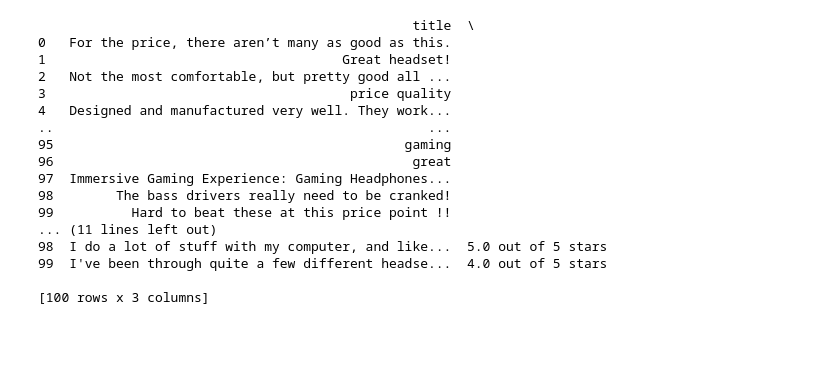
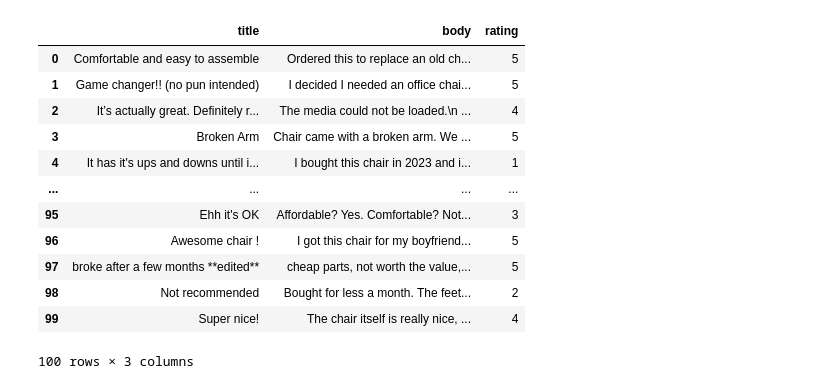
Before and after one commit to mariannazapo/projectDPIP, a Jupyter notebook: reviewsscraper.ipynb, the cells around one changed output. Cells and saved outputs as stored; diff of their text form; code cells hidden in the pictures; blank space fills up the shorter version.

```diff
--- a/reviewsscraper.ipynb
+++ b/reviewsscraper.ipynb
@@ -96,22 +93,0 @@ def mein(base_url):
-# %%
-
-if __name__ == '__main__':
-    mein(base_url = 'https://www.amazon.com/Razer-BlackShark-V2-Gaming-Headset/product-reviews/B09PZG4R17/ref=cm_cr_dp_d_show_all_btm?ie=UTF8&reviewerType=all_reviews')
-# %% [output]
-                                                title  \
-0   For the price, there aren’t many as good as this.
-1                                      Great headset!
-2   Not the most comfortable, but pretty good all ...
-3                                       price quality
-4   Designed and manufactured very well. They work...
-..                                                ...
-95                                             gaming
-96                                              great
-97  Immersive Gaming Experience: Gaming Headphones...
-98        The bass drivers really need to be cranked!
-99          Hard to beat these at this price point !!
-... (11 lines left out)
-98  I do a lot of stuff with my computer, and like...  5.0 out of 5 stars
-99  I've been through quite a few different headse...  4.0 out of 5 stars
-
-[100 rows x 3 columns]
@@ -117,0 +99,17 @@ if __name__ == '__main__':
+# %%
+df = pd.read_csv("chair.csv")
+df
+# %% [output]
+|  | title | body | rating |
+| 0 | Comfortable and easy to assemble | Ordered this to replace an old ch... | 5 |
+| 1 | Game changer!! (no pun intended) | I decided I needed an office chai... | 5 |
+| 2 | It’s actually great. Definitely r... | The media could not be loaded.\n ... | 4 |
+| 3 | Broken Arm | Chair came with a broken arm. We ... | 5 |
+| 4 | It has it's ups and downs until i... | I bought this chair in 2023 and i... | 1 |
+| ... | ... | ... | ... |
+| 95 | Ehh it's OK | Affordable? Yes. Comfortable? Not... | 3 |
+| 96 | Awesome chair ! | I got this chair for my boyfriend... | 5 |
+| 97 | broke after a few months **edited** | cheap parts, not worth the value,... | 5 |
+| 98 | Not recommended | Bought for less a month. The feet... | 2 |
+| 99 | Super nice! | The chair itself is really nice, ... | 4 |
+100 rows × 3 columns
```
Also changed, not shown: parts of 10 cells of this notebook, 5 other files.
